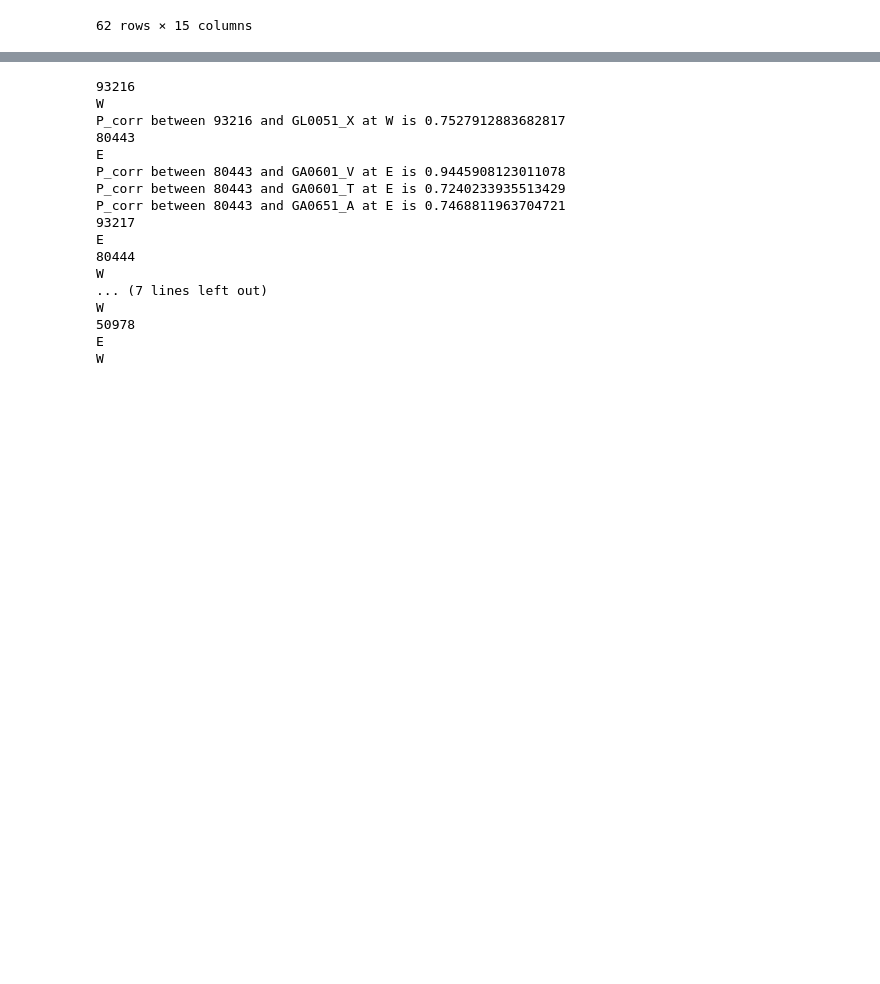
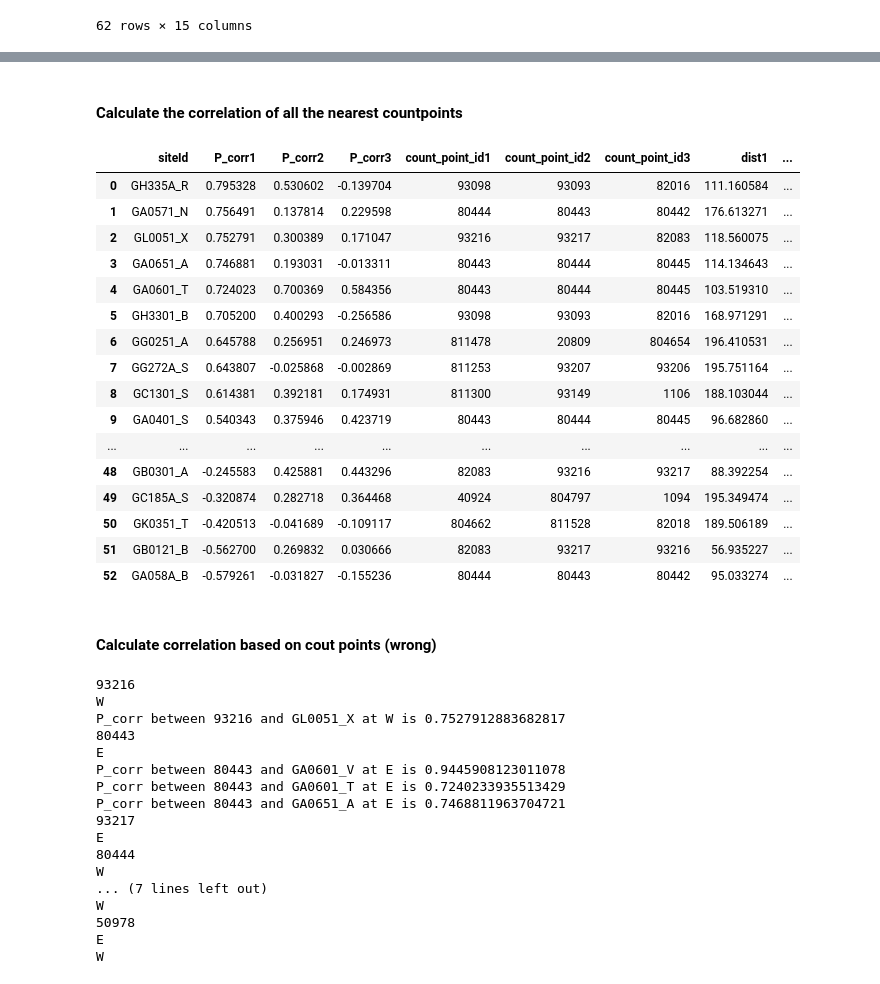
Before and after one commit to YueLi-0816/data_paper, a Jupyter notebook: Traffic_counts_read.ipynb, the cells around one changed output, grey strips where cells are left out. Saved outputs shown, nothing was run; the diff lists cells and outputs as text; code cells hidden in the pictures; blank space fills up the shorter version.

Commit message:
get the nearest k cps and calculate the p_corr

```diff
--- a/Traffic_counts_read.ipynb
+++ b/Traffic_counts_read.ipynb
@@ -185,0 +169,3 @@ gdf.sort_values(by=['dist1']).reset_index(drop=True).iloc[:20]
+# %%
+gdf = near_k_point(detector_470, countpoint_68, 2,200)
+gdf
@@ -313,29 +310,0 @@ intersection_dis#.loc[intersection_dis.data_len==12]
-# %%
-def corr_near(intersection_dis)
-    corr_list = []
-    for sensor in intersection_dis.siteId.unique():
-        #sensor = 'GA0571_N'
-        print(sensor)
-        sensor_cps = intersection_dis.loc[intersection_dis.siteId==sensor,'count_point_id'].tolist()
-        print(sensor_cps)
-        cp_df = raw_counts[raw_counts.count_point_id.isin(sensor_cps)].sort_values(by=['count_date','count_point_id','hour'])
-        cp_df = cp_df.loc[cp_df.count_date>'2019-09-30']
-        cp_df = cp_df.groupby(['count_date','hour']).agg({'all_motor_vehicles':'sum', 'count_point_id':'first'}).reset_index()
-        cp_dates = cp_df.count_date.unique().tolist()
-        cp_time = cp_df.hour.unique().tolist()
-        #print(cp_dates,cp_time)
-        #display(cp_df)
-
-        sensor_df = pd.read_csv('SCOOT/data_470_hourly/'+ sensor + '.csv')
-        sensor_df = sensor_df[sensor_df.date.isin(cp_dates)]
-        sensor_df = sensor_df[sensor_df.time.isin(cp_time)]
-        #display(sensor_df)
-
-        P_corr = pearsonr(sensor_df['flow'], cp_df['all_motor_vehicles'])[0]
-        #print(P_corr)
-        P_corr_df = pd.DataFrame([[sensor,P_corr]], columns=['siteId', 'P_corr'])
-        #display(P_corr_df)
-        corr_list.append(P_corr_df)
-
-    corr_df_all = pd.concat(corr_list, ignore_index=True, sort=False)
-    return corr_df_all
@@ -372,0 +311,2 @@ GL1821_V
+# %% [markdown]
+#### Calculate the correlation of all the nearest countpoints
@@ -373,3 +347,35 @@ GL1821_V
+# %%
+gdf1 = near_k_point(detector_470, countpoint_68, 1,200)
+gdf2 = near_k_point(detector_470, countpoint_68, 2,200)
+gdf3 = near_k_point(detector_470, countpoint_68, 3,200)
+# %%
+corr1 = corr_near(gdf)
+corr2 = corr_near(gdf2)[['P_corr']]
+corr3 = corr_near(gdf3)[['P_corr']]
+# %%
+corr_all = pd.concat([corr1,corr2,corr3], axis=1)
+corr_all.columns = ['P_corr'+str(col[0]) if col[1] == 'P_corr' else col[1] for col in enumerate(corr_all.columns)]
+pd.merge(corr_all,gdf3,on=['siteId']).sort_values(by=['P_corr1'],ascending=False).reset_index(drop=True)
+# %% [output]
+|  | siteId | P_corr1 | P_corr2 | P_corr3 | count_point_id1 | count_point_id2 | count_point_id3 | dist1 | ... |
+| 0 | GH335A_R | 0.795328 | 0.530602 | -0.139704 | 93098 | 93093 | 82016 | 111.160584 | ... |
+| 1 | GA0571_N | 0.756491 | 0.137814 | 0.229598 | 80444 | 80443 | 80442 | 176.613271 | ... |
+| 2 | GL0051_X | 0.752791 | 0.300389 | 0.171047 | 93216 | 93217 | 82083 | 118.560075 | ... |
+| 3 | GA0651_A | 0.746881 | 0.193031 | -0.013311 | 80443 | 80444 | 80445 | 114.134643 | ... |
+| 4 | GA0601_T | 0.724023 | 0.700369 | 0.584356 | 80443 | 80444 | 80445 | 103.519310 | ... |
+| 5 | GH3301_B | 0.705200 | 0.400293 | -0.256586 | 93098 | 93093 | 82016 | 168.971291 | ... |
+| 6 | GG0251_A | 0.645788 | 0.256951 | 0.246973 | 811478 | 20809 | 804654 | 196.410531 | ... |
+| 7 | GG272A_S | 0.643807 | -0.025868 | -0.002869 | 811253 | 93207 | 93206 | 195.751164 | ... |
+| 8 | GC1301_S | 0.614381 | 0.392181 | 0.174931 | 811300 | 93149 | 1106 | 188.103044 | ... |
+| 9 | GA0401_S | 0.540343 | 0.375946 | 0.423719 | 80443 | 80444 | 80445 | 96.682860 | ... |
+| ... | ... | ... | ... | ... | ... | ... | ... | ... | ... |
+| 48 | GB0301_A | -0.245583 | 0.425881 | 0.443296 | 82083 | 93216 | 93217 | 88.392254 | ... |
+| 49 | GC185A_S | -0.320874 | 0.282718 | 0.364468 | 40924 | 804797 | 1094 | 195.349474 | ... |
+| 50 | GK0351_T | -0.420513 | -0.041689 | -0.109117 | 804662 | 811528 | 82018 | 189.506189 | ... |
+| 51 | GB0121_B | -0.562700 | 0.269832 | 0.030666 | 82083 | 93217 | 93216 | 56.935227 | ... |
+| 52 | GA058A_B | -0.579261 | -0.031827 | -0.155236 | 80444 | 80443 | 80442 | 95.033274 | ... |
+# %% [markdown]
+#### Calculate correlation based on cout points (wrong)
 # %%
 corr_list_all = []
 for count_point in intersection_dis.count_point_id.unique():
```
Also changed, not shown: parts of 27 cells of this notebook.
